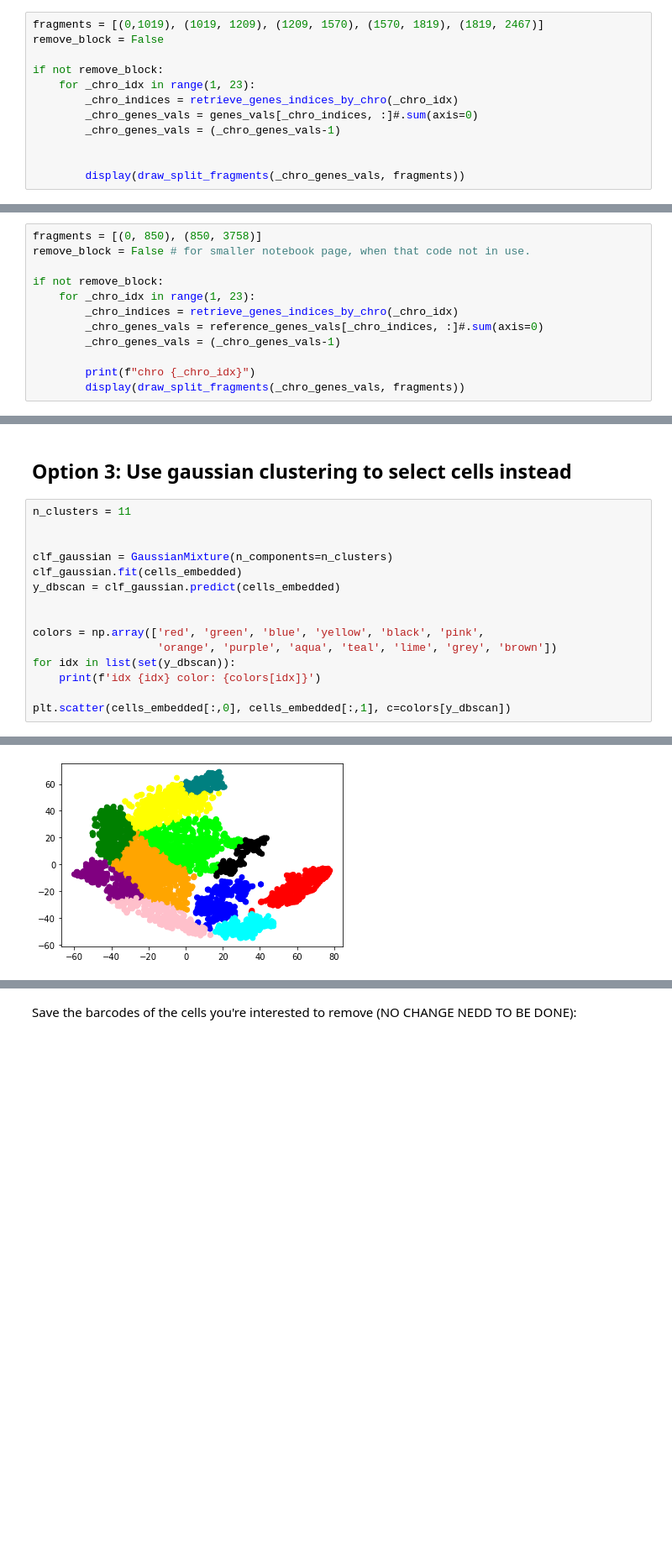
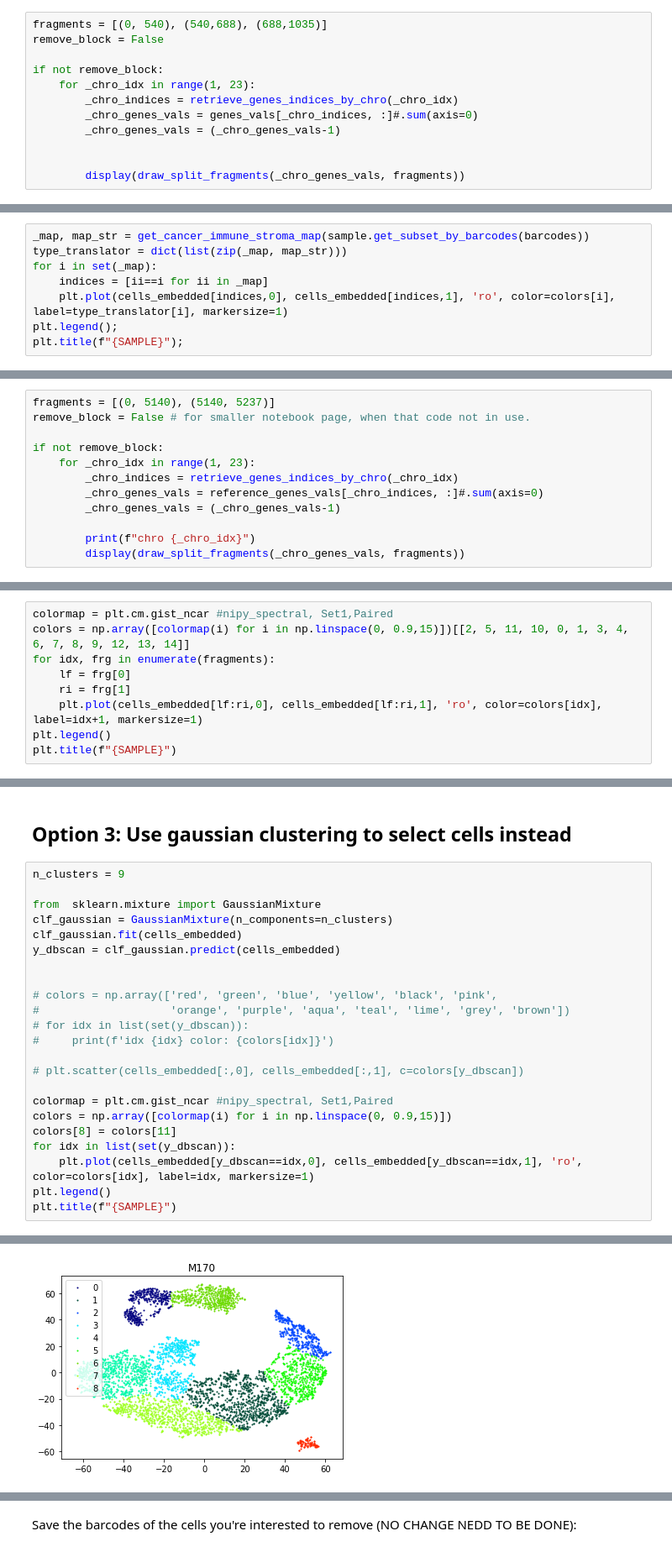
Before and after one commit to ItayShlosberg/classifying-response-to-immunotherapy, a Jupyter notebook: data_analysis/NBs/qc/InferCNV_analysis.ipynb, the cells around one changed output, grey strips where cells are left out. Shown at 84% size. Drawn from its saved outputs; the diff is of its cells as text; blank space fills up the shorter version.

```diff
--- a/data_analysis/NBs/qc/InferCNV_analysis.ipynb
+++ b/data_analysis/NBs/qc/InferCNV_analysis.ipynb
@@ -256,7 +290,7 @@ Number of barcodes 2467
 # %% [markdown]
 * Choose fragments to cut the cells in discriminated locations:
 # %%
-fragments = [(0,1019), (1019, 1209), (1209, 1570), (1570, 1819), (1819, 2467)]
+fragments = [(0, 540), (540,688), (688,1035)]
 remove_block = False
 
 if not remove_block:
@@ -361,0 +409,8 @@ plt.scatter(cells_embedded[:,0], cells_embedded[:,1], c=colors)
+# %%
+_map, map_str = get_cancer_immune_stroma_map(sample.get_subset_by_barcodes(barcodes))
+type_translator = dict(list(zip(_map, map_str)))
+for i in set(_map):
+    indices = [ii==i for ii in _map]
+    plt.plot(cells_embedded[indices,0], cells_embedded[indices,1], 'ro', color=colors[i], label=type_translator[i], markersize=1)
+plt.legend();
+plt.title(f"{SAMPLE}");
@@ -419,7 +521,7 @@ Number of barcodes 3758
 # %% [markdown]
 * Choose fragments to cut the cells in discriminated locations:
 # %%
-fragments = [(0, 850), (850, 3758)]
+fragments = [(0, 5140), (5140, 5237)]
 remove_block = False # for smaller notebook page, when that code not in use.
 
 if not remove_block:
@@ -511,0 +597,9 @@ fragment 1 color: green
+# %%
+colormap = plt.cm.gist_ncar #nipy_spectral, Set1,Paired
+colors = np.array([colormap(i) for i in np.linspace(0, 0.9,15)])[[2, 5, 11, 10, 0, 1, 3, 4, 6, 7, 8, 9, 12, 13, 14]]
+for idx, frg in enumerate(fragments):
+    lf = frg[0]
+    ri = frg[1]
+    plt.plot(cells_embedded[lf:ri,0], cells_embedded[lf:ri,1], 'ro', color=colors[idx], label=idx+1, markersize=1)
+plt.legend()
+plt.title(f"{SAMPLE}")
@@ -551,18 +658,26 @@ pickle.dump((cluster_barcodes), open(join(OUTPUT_IMMUNE_PATH, f'{SAMPLE}.pkl'),
 # %% [markdown]
 ## Option 3: Use gaussian clustering to select cells instead
 # %%
-n_clusters = 11
+n_clusters = 9
 
-
+from  sklearn.mixture import GaussianMixture
 clf_gaussian = GaussianMixture(n_components=n_clusters)
 clf_gaussian.fit(cells_embedded)
 y_dbscan = clf_gaussian.predict(cells_embedded)
 
 
-colors = np.array(['red', 'green', 'blue', 'yellow', 'black', 'pink',
-                   'orange', 'purple', 'aqua', 'teal', 'lime', 'grey', 'brown'])
+# colors = np.array(['red', 'green', 'blue', 'yellow', 'black', 'pink',
+#                    'orange', 'purple', 'aqua', 'teal', 'lime', 'grey', 'brown'])
+# for idx in list(set(y_dbscan)):
+#     print(f'idx {idx} color: {colors[idx]}')
+
+# plt.scatter(cells_embedded[:,0], cells_embedded[:,1], c=colors[y_dbscan])
+
+colormap = plt.cm.gist_ncar #nipy_spectral, Set1,Paired
+colors = np.array([colormap(i) for i in np.linspace(0, 0.9,15)])
+colors[8] = colors[11]
 for idx in list(set(y_dbscan)):
-    print(f'idx {idx} color: {colors[idx]}')
-
-plt.scatter(cells_embedded[:,0], cells_embedded[:,1], c=colors[y_dbscan])
+    plt.plot(cells_embedded[y_dbscan==idx,0], cells_embedded[y_dbscan==idx,1], 'ro', color=colors[idx], label=idx, markersize=1)
+plt.legend()
+plt.title(f"{SAMPLE}")
 # %% [output]
@@ -581,2 +685,2 @@ idx 10 color: lime
-[figure, old version]
+[figure, new version]
 # %%
```
Also changed, not shown: parts of 37 cells of this notebook, 12 other files.
